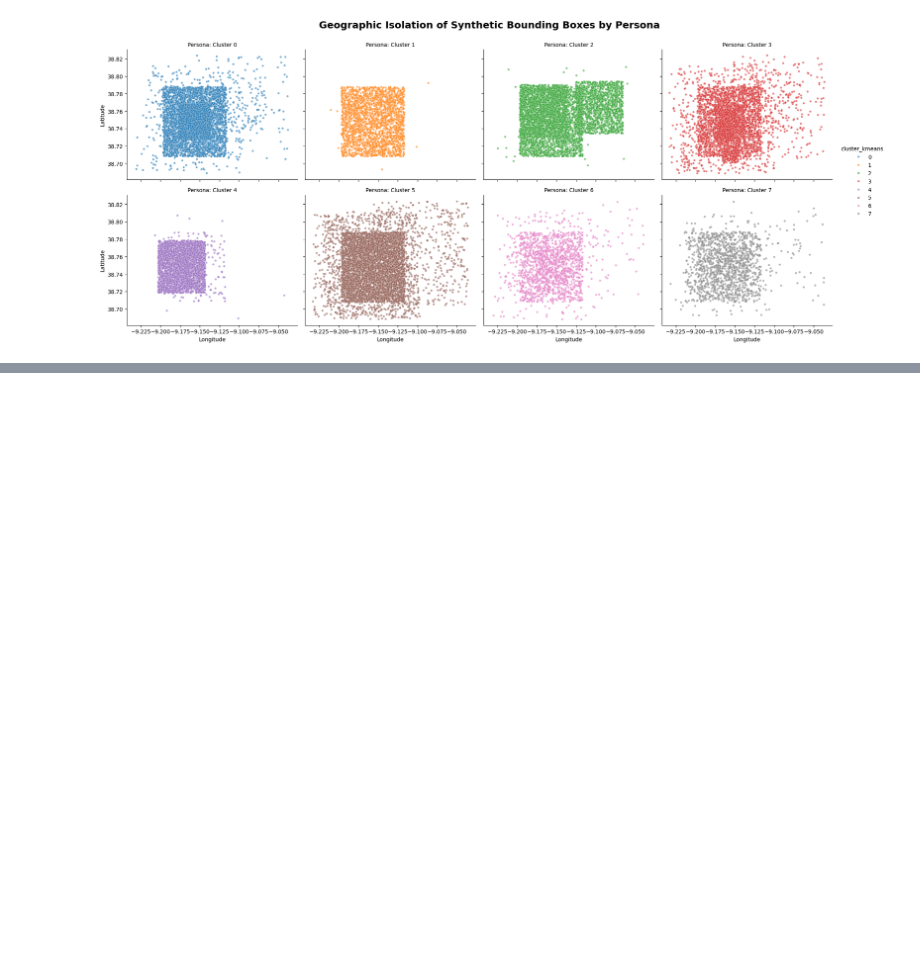
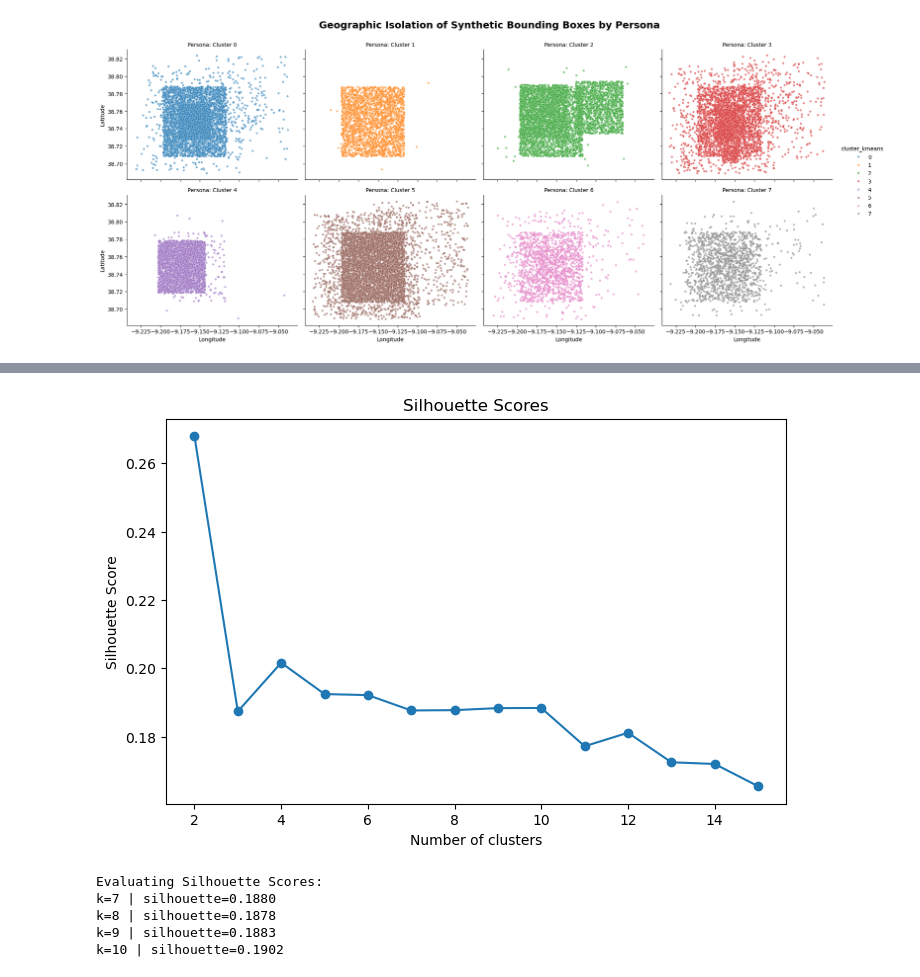
Before and after one commit to tiago2806/ml_project, a Jupyter notebook: notebooks/03_modelling.ipynb, the cells around one changed output, grey strips where cells are left out. Drawn from its saved outputs; the diff is of its cells as text; code cells hidden in the pictures; blank space fills up the shorter version.

```diff
--- a/notebooks/03_modelling.ipynb
+++ b/notebooks/03_modelling.ipynb
@@ -452,0 +482,10 @@ plt.show()
+# %%
+plot_silhouette(X_scaled_lifetime)
+print_silhouette_scores(X_scaled_lifetime, k_values= [7,8,9,10])
+# %% [output]
+[figure, added]
+Evaluating Silhouette Scores:
+k=7 | silhouette=0.1880
+k=8 | silhouette=0.1878
+k=9 | silhouette=0.1883
+k=10 | silhouette=0.1902
```
Also changed, not shown: parts of 25 cells of this notebook, 2 other files.
